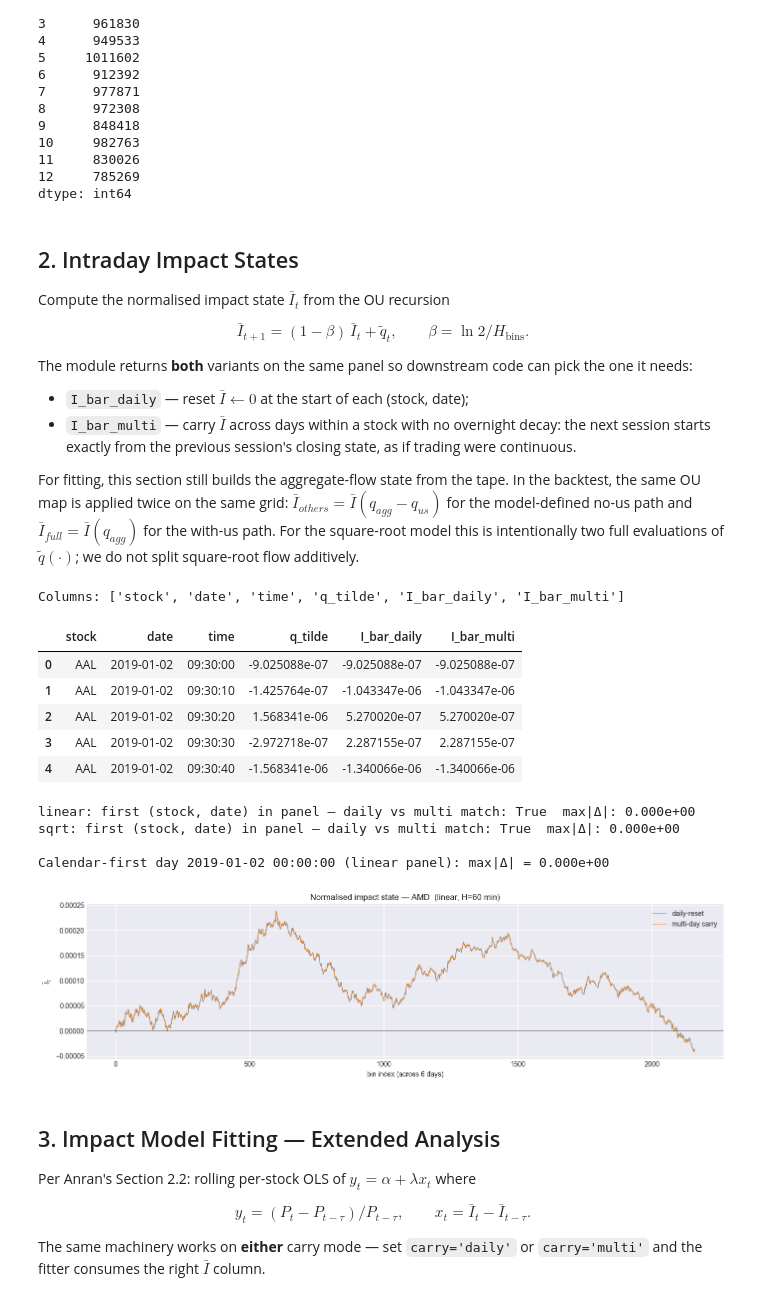
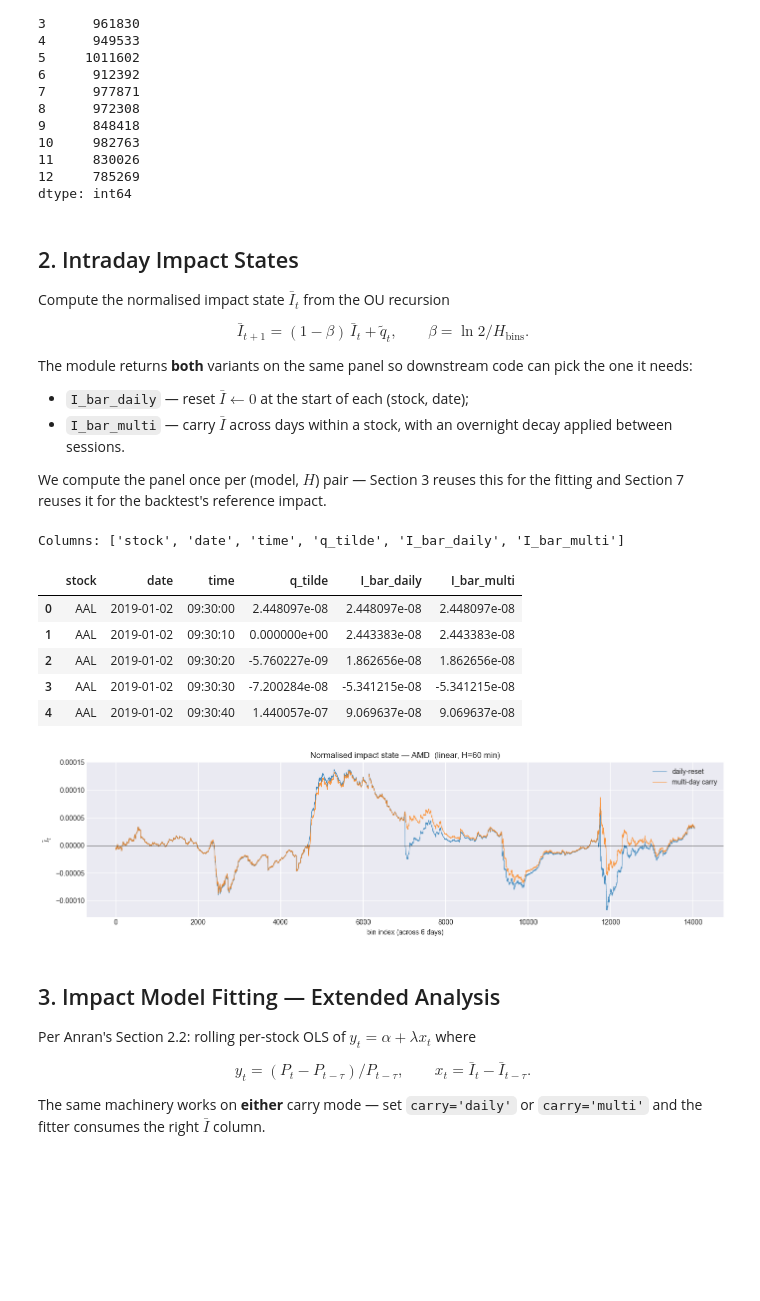
Before and after one commit to christopher-dybdahl/price_impact_optimal_execution, a Jupyter notebook: final_pipeline.ipynb, the cells around one changed output. Cells and saved outputs as stored; diff of their text form; code cells hidden in the pictures; blank space fills up the shorter version.

Commit message:
Update backtest and results; refresh daily runs; add *_high saved outputs
Co-authored-by: Cursor <cursoragent@cursor.com>

```diff
--- a/final_pipeline.ipynb
+++ b/final_pipeline.ipynb
@@ -29,7 +56,7 @@ from pathlib import Path
 # Folder layout: final_project/ holds the notebook + src/; the shared
 # data/ directory lives at the project root, one level up.
 ROOT = Path.cwd()
-PROJECT_ROOT = ROOT.parent
+PROJECT_ROOT = ROOT
 SRC = ROOT / "src"
 if str(SRC) not in sys.path:
     sys.path.insert(0, str(SRC))
@@ -104,9 +135,9 @@ $$ \bar I_{t+1} = (1-\beta)\,\bar I_t + \tilde q_t, \qquad \beta = \ln 2 / H_{\t
 The module returns **both** variants on the same panel so downstream code can pick the one it needs:
 
 - `I_bar_daily` — reset $\bar I \leftarrow 0$ at the start of each (stock, date);
-- `I_bar_multi` — carry $\bar I$ across days within a stock with no overnight decay: the next session starts exactly from the previous session's closing state, as if trading were continuous.
+- `I_bar_multi` — carry $\bar I$ across days within a stock, with an overnight decay applied between sessions.
 
-For fitting, this section still builds the aggregate-flow state from the tape. In the backtest, the same OU map is applied twice on the same grid: $\bar I_{others}=\bar I(q_{agg}-q_{us})$ for the model-defined no-us path and $\bar I_{full}=\bar I(q_{agg})$ for the with-us path. For the square-root model this is intentionally two full evaluations of $\tilde q(\cdot)$; we do not split square-root flow additively.
+We compute the panel once per (model, $H$) pair — Section 3 reuses this for the fitting and Section 7 reuses it for the backtest's reference impact.
 # %%
 H_FIT = 60.0  # half-life in minutes, will be revisited by the grid search
 MODEL_TYPES = ("linear", "sqrt")
@@ -124,54 +155,29 @@ imp.head()
 # %% [output]
 Columns: ['stock', 'date', 'time', 'q_tilde', 'I_bar_daily', 'I_bar_multi']
 |  | stock | date | time | q_tilde | I_bar_daily | I_bar_multi |
-| 0 | AAL | 2019-01-02 | 09:30:00 | -9.025088e-07 | -9.025088e-07 | -9.025088e-07 |
-| 1 | AAL | 2019-01-02 | 09:30:10 | -1.425764e-07 | -1.043347e-06 | -1.043347e-06 |
-| 2 | AAL | 2019-01-02 | 09:30:20 | 1.568341e-06 | 5.270020e-07 | 5.270020e-07 |
-| 3 | AAL | 2019-01-02 | 09:30:30 | -2.972718e-07 | 2.287155e-07 | 2.287155e-07 |
-| 4 | AAL | 2019-01-02 | 09:30:40 | -1.568341e-06 | -1.340066e-06 | -1.340066e-06 |
+| 0 | AAL | 2019-01-02 | 09:30:00 | 2.448097e-08 | 2.448097e-08 | 2.448097e-08 |
+| 1 | AAL | 2019-01-02 | 09:30:10 | 0.000000e+00 | 2.443383e-08 | 2.443383e-08 |
+| 2 | AAL | 2019-01-02 | 09:30:20 | -5.760227e-09 | 1.862656e-08 | 1.862656e-08 |
+| 3 | AAL | 2019-01-02 | 09:30:30 | -7.200284e-08 | -5.341215e-08 | -5.341215e-08 |
+| 4 | AAL | 2019-01-02 | 09:30:40 | 1.440057e-07 | 9.069637e-08 | 9.069637e-08 |
-# %%
-# On each stock's first day in the merged panel, multi-day Ī starts from i0=0
-# (same as daily reset at the open). The OU update is shared; q_tilde is identical
-# for both columns. So I_bar_daily and I_bar_multi must coincide for that entire day.
-# (This is about prior-session carry being zero, not about our strategy having zero flow.)
-EPS = 1e-9
-for mt, imp_chk in impact_panels.items():
-    first_date_per_stock = imp_chk.groupby("stock")["date"].transform("min")
-    day0 = imp_chk.loc[imp_chk["date"] == first_date_per_stock]
-    d = day0["I_bar_daily"].to_numpy(dtype=float)
-    m = day0["I_bar_multi"].to_numpy(dtype=float)
-    max_abs = float(np.max(np.abs(d - m))) if len(d) else 0.0
-    ok = bool(np.allclose(d, m, rtol=0.0, atol=EPS))
-    print(f"{mt}: first (stock, date) in panel — daily vs multi match: {ok}  max|Δ|: {max_abs:.3e}")
-    assert ok, f"{mt}: I_bar_daily != I_bar_multi on first day"
-
-first_cal = data["date"].min()
-cal0 = imp.loc[imp["date"] == first_cal]
-mx = float(np.max(np.abs(cal0["I_bar_daily"] - cal0["I_bar_multi"])))
-print(f"\nCalendar-first day {first_cal!s} (linear panel): max|Δ| = {mx:.3e}")
-# %% [output]
-linear: first (stock, date) in panel — daily vs multi match: True  max|Δ|: 0.000e+00
-sqrt: first (stock, date) in panel — daily vs multi match: True  max|Δ|: 0.000e+00
-
-Calendar-first day 2019-01-02 00:00:00 (linear panel): max|Δ| = 0.000e+00
 # %%
 # Quick visual: daily-reset vs multi-day Ī for one (stock, range of dates).
 stock_demo = panel.stocks[0]
 sample = (
-    imp[imp["stock"] == stock_demo].sort_values(["date", "time"]).head(2160)
+    imp[imp["stock"] == stock_demo].sort_values(["date", "time"]).head(2340 * 6)
 )  # ~6 days
 fig, ax = plt.subplots(figsize=(14, 4))
 ax.plot(sample["I_bar_daily"].values, lw=0.8, label="daily-reset", alpha=0.8)
 ax.plot(sample["I_bar_multi"].values, lw=0.8, label="multi-day carry", alpha=0.8)
 ax.axhline(0, color="k", lw=0.5)
 ax.set_title(f"Normalised impact state — {stock_demo}  (linear, H={H_FIT:.0f} min)")
 ax.set_xlabel("bin index (across 6 days)")
 ax.set_ylabel(r"$\bar I_t$")
 ax.legend()
 plt.tight_layout()
 plt.show()
 # %% [output]
-[figure, old version]
+[figure, new version]
 # %% [markdown]
 ## 3. Impact Model Fitting — Extended Analysis
 
```
Also changed, not shown: parts of 50 cells of this notebook, 41 other files.
